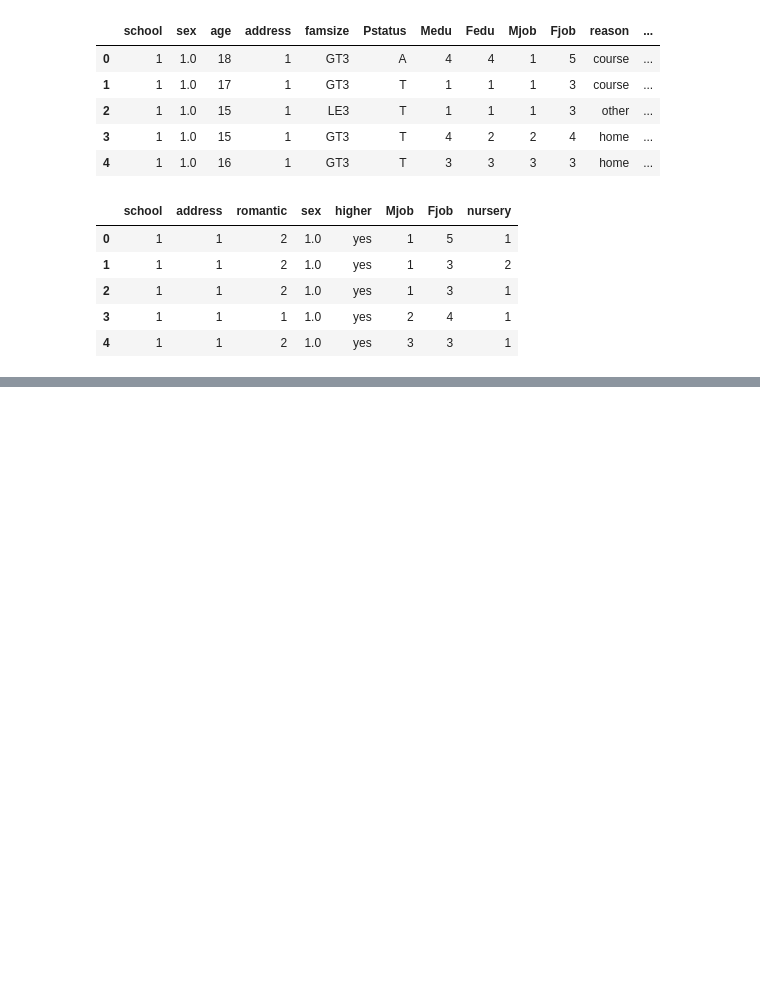
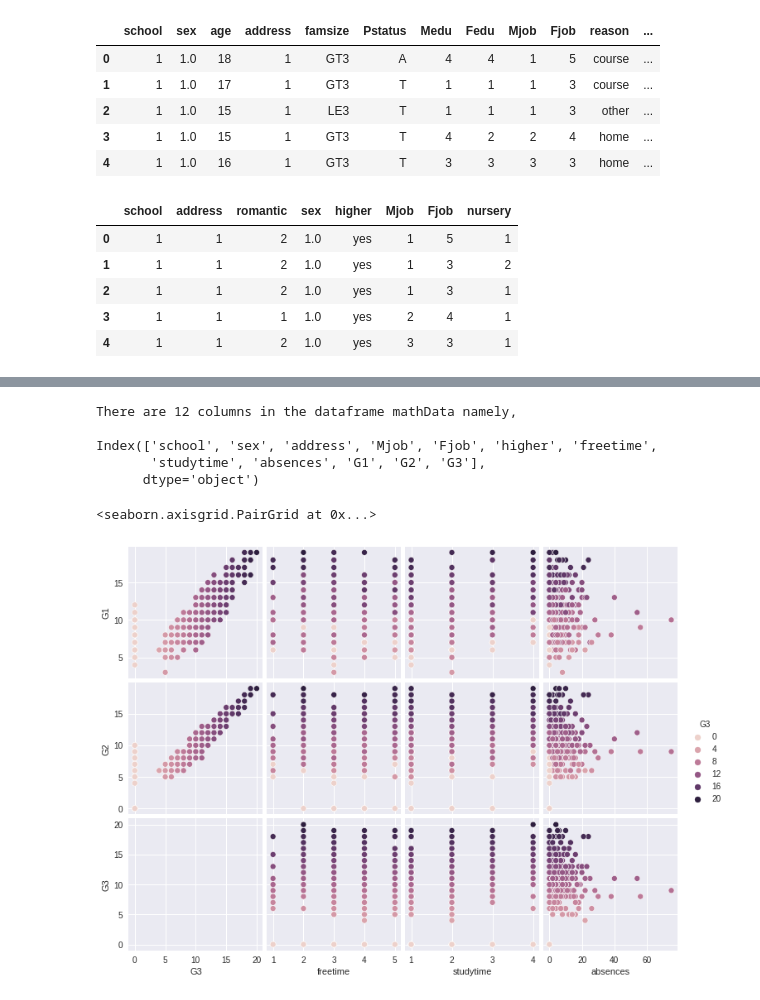
Before and after one commit to Ravneet-kaur1102/ML-Live-Session, a Jupyter notebook: 02_ExploratoryDataAnalysis.ipynb, the cells around one changed output, grey strips where cells are left out. Saved outputs shown, nothing was run; the diff lists cells and outputs as text; code cells hidden in the pictures; blank space fills up the shorter version.

```diff
--- a/02_ExploratoryDataAnalysis.ipynb
+++ b/02_ExploratoryDataAnalysis.ipynb
@@ -182,7 +182,7 @@ mathData.head(5)
 # %%
 # to print particular columns
 
-mathData= mathData[['school','address','romantic','sex','higher','Mjob','Fjob','nursery']]
+mathData= mathData[['school', 'sex', 'address', 'Mjob', 'Fjob', 'higher', 'freetime', 'studytime', 'absences', 'G1', 'G2', 'G3']]
 # %%
 mathData.head(5)
 # %% [output]
@@ -194,0 +211,19 @@ mathData.head(5)
+# %%
+print(f'''There are {len(mathData.columns)} columns in the dataframe mathData namely,
+
+{mathData.columns}''') #columns in the dataframe
+# %% [output]
+There are 12 columns in the dataframe mathData namely,
+
+Index(['school', 'sex', 'address', 'Mjob', 'Fjob', 'higher', 'freetime',
+       'studytime', 'absences', 'G1', 'G2', 'G3'],
+      dtype='object')
+# %%
+sns.pairplot(mathData,
+             x_vars = [ 'G3', 'freetime', 'studytime', 'absences' ],
+             y_vars = ['G1', 'G2', 'G3'],
+       diag_kind='kde', hue='G3'
+             )
+# %% [output]
+<seaborn.axisgrid.PairGrid at 0x...>
+[figure, added]
```
Also changed, not shown: parts of 19 cells of this notebook.
